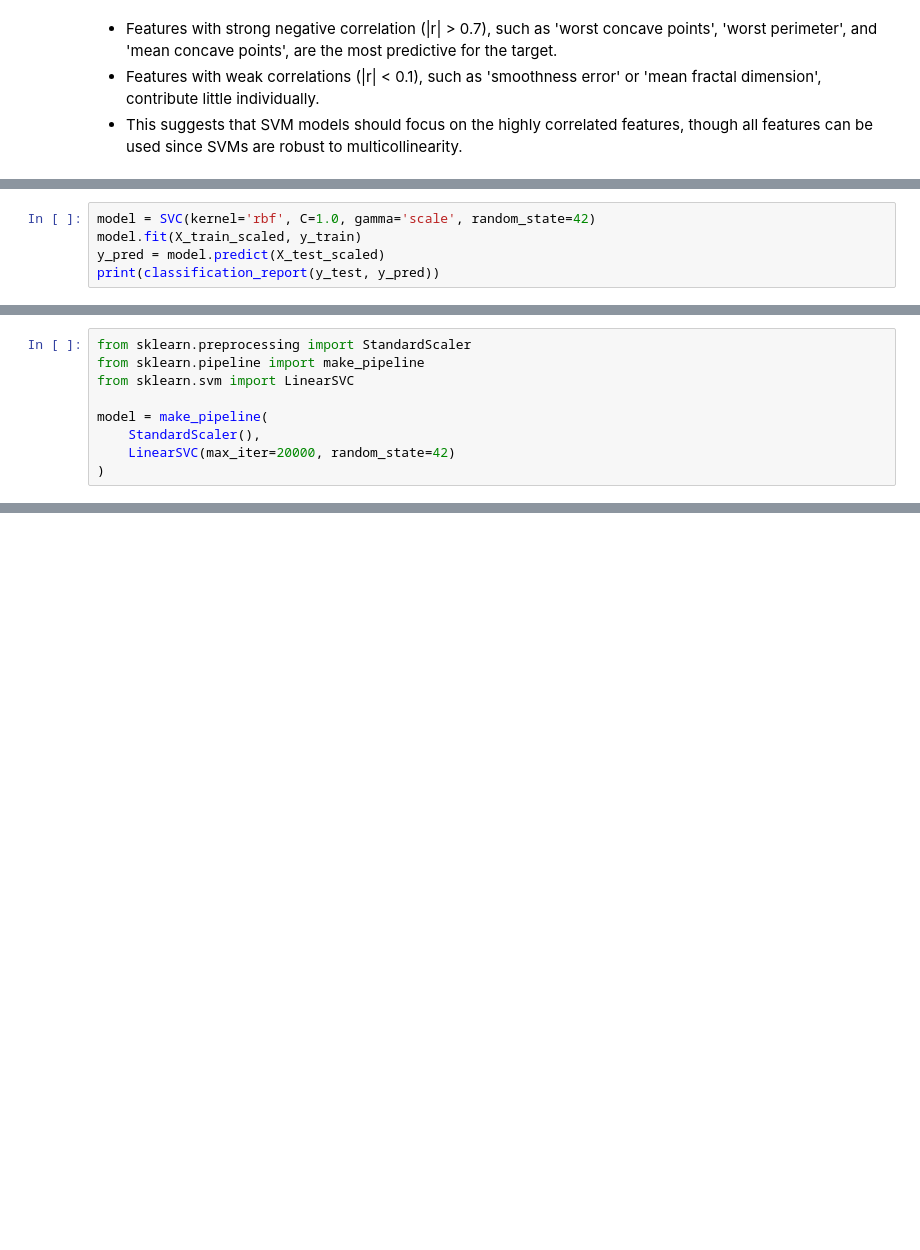
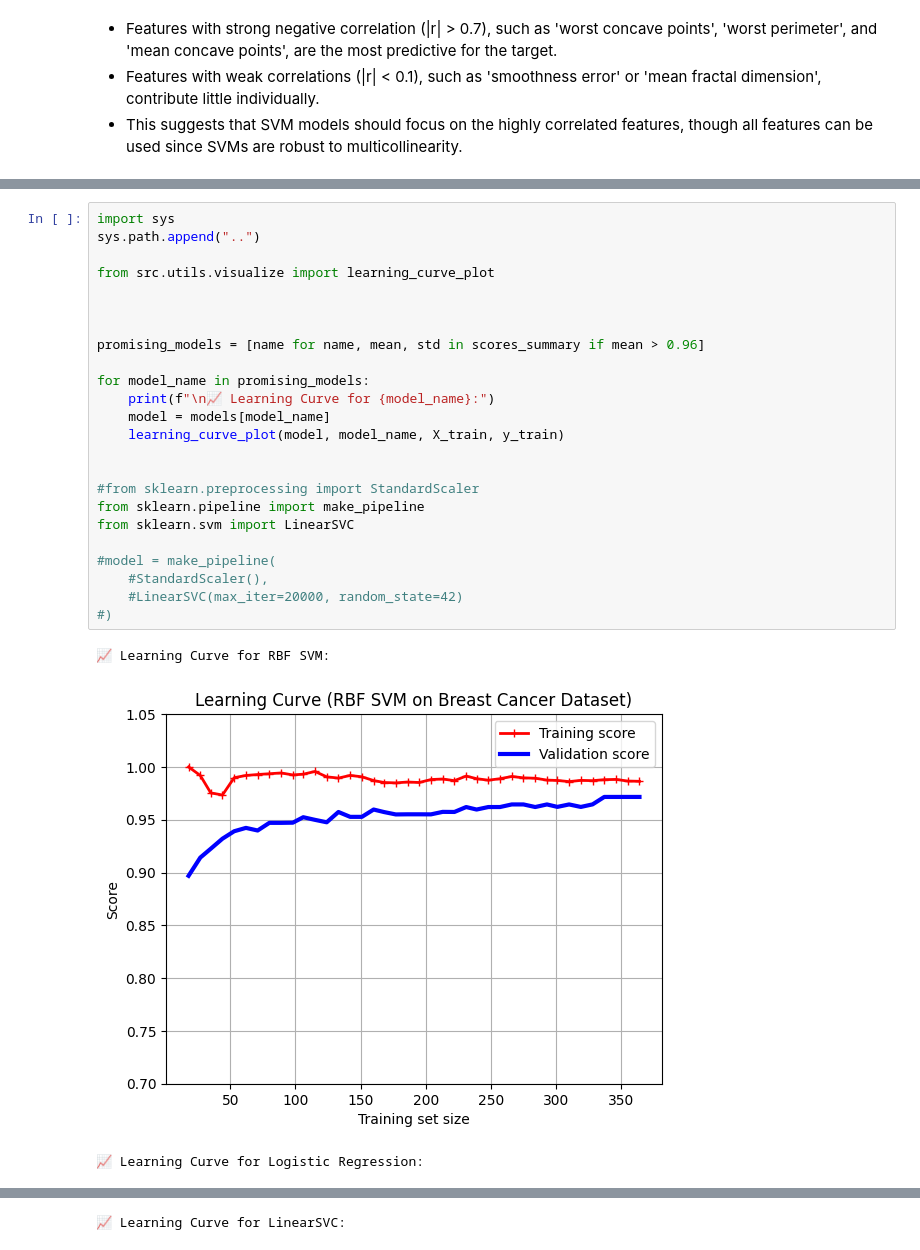
Before and after one commit to TobiSchl2010/breast_cancer_diagnosis_svm, a Jupyter notebook: notebooks/01_exploration.ipynb, the cells around one changed output, grey strips where cells are left out. Cells and saved outputs as stored; diff of their text form; blank space fills up the shorter version.

```diff
--- a/notebooks/01_exploration.ipynb
+++ b/notebooks/01_exploration.ipynb
@@ -379,5 +377,0 @@ X_test_scaled = scaler.transform(X_test)
-# %%
-model = SVC(kernel='rbf', C=1.0, gamma='scale', random_state=42)
-model.fit(X_train_scaled, y_train)
-y_pred = model.predict(X_test_scaled)
-print(classification_report(y_test, y_pred))
@@ -397,9 +509,28 @@ Once the model is trained, we will analyze the **learning curve** and evaluate t
 # %%
-from sklearn.preprocessing import StandardScaler
+import sys
+sys.path.append("..")
+
+from src.utils.visualize import learning_curve_plot
+
+
+
+promising_models = [name for name, mean, std in scores_summary if mean > 0.96]
+
+for model_name in promising_models:
+    print(f"\n📈 Learning Curve for {model_name}:")
+    model = models[model_name]
+    learning_curve_plot(model, model_name, X_train, y_train)
+
+
+#from sklearn.preprocessing import StandardScaler
 from sklearn.pipeline import make_pipeline
 from sklearn.svm import LinearSVC
 
-model = make_pipeline(
-    StandardScaler(),
-    LinearSVC(max_iter=20000, random_state=42)
-)
+#model = make_pipeline(
+    #StandardScaler(),
+    #LinearSVC(max_iter=20000, random_state=42)
+#)
+# %% [output]
+📈 Learning Curve for RBF SVM:
+[figure, added]
+📈 Learning Curve for Logistic Regression:
@@ -405,0 +538 @@ model = make_pipeline(
+📈 Learning Curve for LinearSVC:
```
Also changed, not shown: parts of 20 cells of this notebook, 3 other files.
